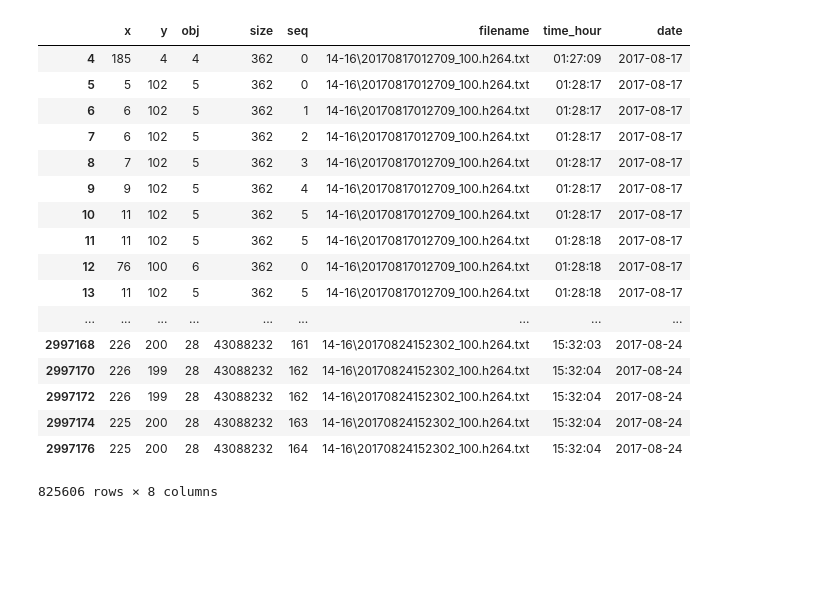
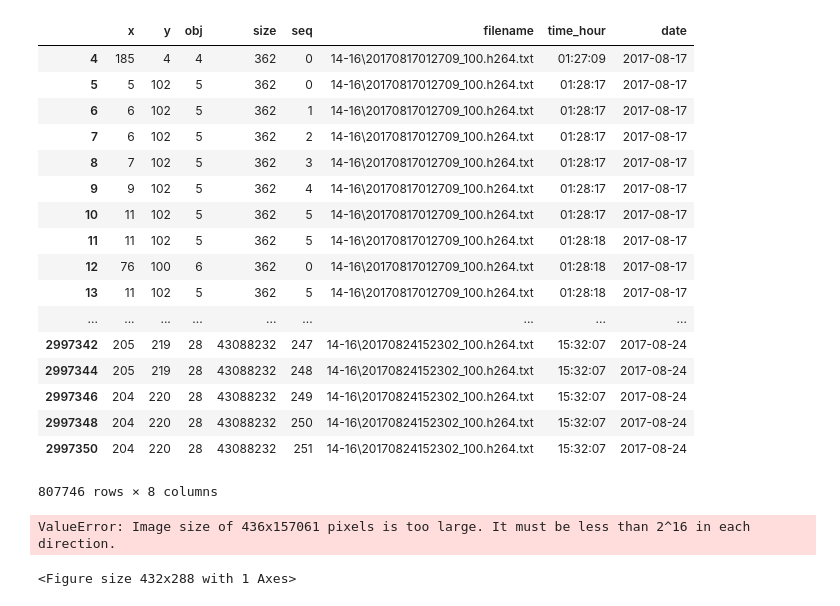
Before and after one commit to ShilatFM/Path-research, a Jupyter notebook: filter_3.ipynb, the cells around one changed output. Cells and saved outputs as stored; diff of their text form; code cells hidden in the pictures; blank space fills up the shorter version.

```diff
--- a/filter_3.ipynb
+++ b/filter_3.ipynb
@@ -21,27 +23,30 @@ def draw(table):
         plot(s_o.x, s_o.y, label = t[1])
     legend(loc=9, bbox_to_anchor=(1.1, 1))
 # %%
-points = area(df, (0, 200), (250, 0))
+points = area(df, (0, 220), (220, 0))
 points
 # points.head(15)
 # %% [output]
 |  | x | y | obj | size | seq | filename | time_hour | date |
 | 4 | 185 | 4 | 4 | 362 | 0 | 14-16\20170817012709_100.h264.txt | 01:27:09 | 2017-08-17 |
 | 5 | 5 | 102 | 5 | 362 | 0 | 14-16\20170817012709_100.h264.txt | 01:28:17 | 2017-08-17 |
 | 6 | 6 | 102 | 5 | 362 | 1 | 14-16\20170817012709_100.h264.txt | 01:28:17 | 2017-08-17 |
 | 7 | 6 | 102 | 5 | 362 | 2 | 14-16\20170817012709_100.h264.txt | 01:28:17 | 2017-08-17 |
 | 8 | 7 | 102 | 5 | 362 | 3 | 14-16\20170817012709_100.h264.txt | 01:28:17 | 2017-08-17 |
 | 9 | 9 | 102 | 5 | 362 | 4 | 14-16\20170817012709_100.h264.txt | 01:28:17 | 2017-08-17 |
 | 10 | 11 | 102 | 5 | 362 | 5 | 14-16\20170817012709_100.h264.txt | 01:28:17 | 2017-08-17 |
 | 11 | 11 | 102 | 5 | 362 | 5 | 14-16\20170817012709_100.h264.txt | 01:28:18 | 2017-08-17 |
 | 12 | 76 | 100 | 6 | 362 | 0 | 14-16\20170817012709_100.h264.txt | 01:28:18 | 2017-08-17 |
 | 13 | 11 | 102 | 5 | 362 | 5 | 14-16\20170817012709_100.h264.txt | 01:28:18 | 2017-08-17 |
 | ... | ... | ... | ... | ... | ... | ... | ... | ... |
-| 2997168 | 226 | 200 | 28 | 43088232 | 161 | 14-16\20170824152302_100.h264.txt | 15:32:03 | 2017-08-24 |
-| 2997170 | 226 | 199 | 28 | 43088232 | 162 | 14-16\20170824152302_100.h264.txt | 15:32:04 | 2017-08-24 |
-| 2997172 | 226 | 199 | 28 | 43088232 | 162 | 14-16\20170824152302_100.h264.txt | 15:32:04 | 2017-08-24 |
-| 2997174 | 225 | 200 | 28 | 43088232 | 163 | 14-16\20170824152302_100.h264.txt | 15:32:04 | 2017-08-24 |
-| 2997176 | 225 | 200 | 28 | 43088232 | 164 | 14-16\20170824152302_100.h264.txt | 15:32:04 | 2017-08-24 |
+| 2997342 | 205 | 219 | 28 | 43088232 | 247 | 14-16\20170824152302_100.h264.txt | 15:32:07 | 2017-08-24 |
+| 2997344 | 205 | 219 | 28 | 43088232 | 248 | 14-16\20170824152302_100.h264.txt | 15:32:07 | 2017-08-24 |
+| 2997346 | 204 | 220 | 28 | 43088232 | 249 | 14-16\20170824152302_100.h264.txt | 15:32:07 | 2017-08-24 |
+| 2997348 | 204 | 220 | 28 | 43088232 | 250 | 14-16\20170824152302_100.h264.txt | 15:32:07 | 2017-08-24 |
+| 2997350 | 204 | 220 | 28 | 43088232 | 251 | 14-16\20170824152302_100.h264.txt | 15:32:07 | 2017-08-24 |
-825606 rows × 8 columns
+807746 rows × 8 columns
 # %%
 draw(points)
+# %% [output]
+ValueError: Image size of 436x157061 pixels is too large. It must be less than 2^16 in each direction.
+<Figure size 432x288 with 1 Axes>
```
Also changed, not shown: parts of 1 cell of this notebook, 3 other files.
